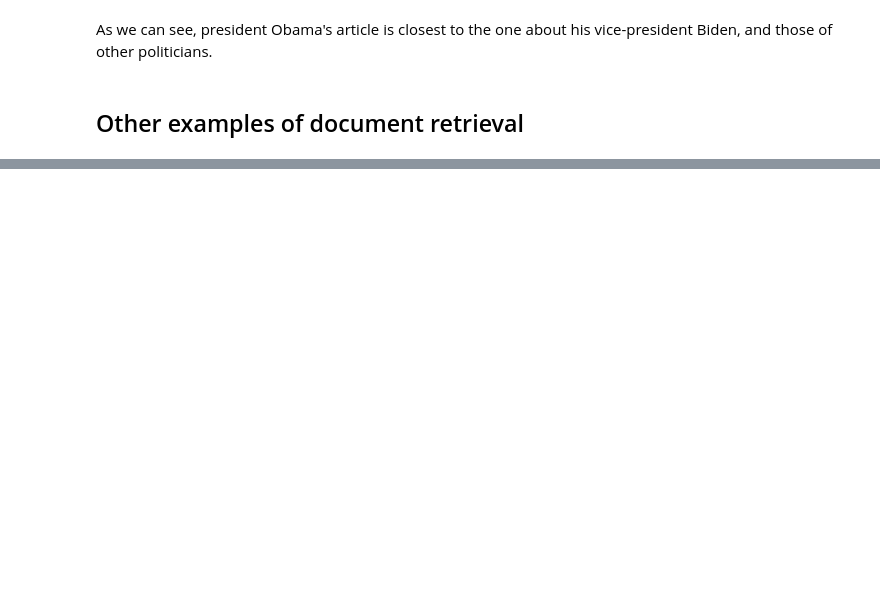
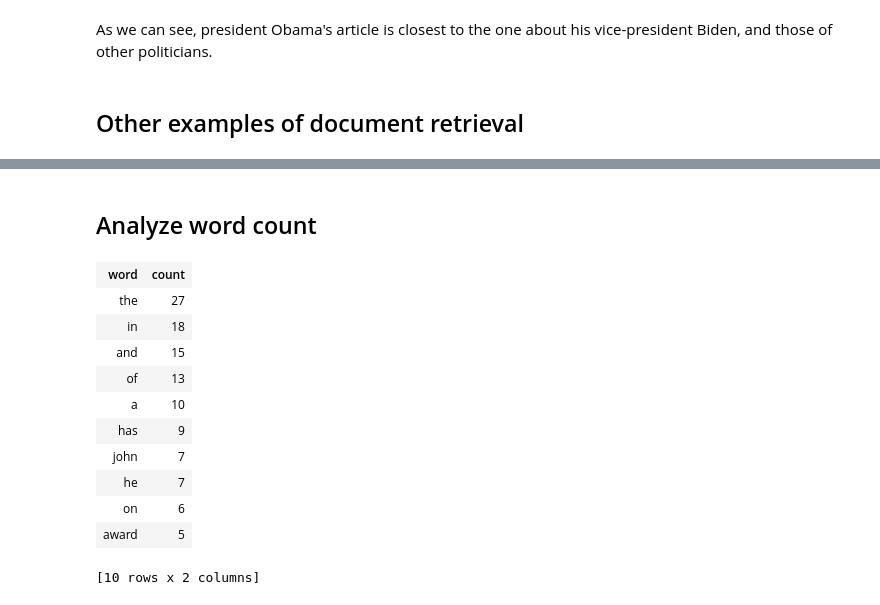
Before and after one commit to arafatm/edu_coursera_machine_learning_1_foundations, a Jupyter notebook: code/04.document.retrieval.ipynb, the cells around one changed output, grey strips where cells are left out. Drawn from its saved outputs; the diff is of its cells as text; code cells hidden in the pictures; blank space fills up the shorter version.

```diff
--- a/code/04.document.retrieval.ipynb
+++ b/code/04.document.retrieval.ipynb
@@ -129,0 +355,4 @@ knn_model.query(arnold)
+# %%
+elton = people[people['name'] == "Elton John"]
+
+elton
@@ -129,0 +365,21 @@ knn_model.query(arnold)
+# %% [markdown]
+## Analyze word count
+# %%
+elton['word_count'] = graphlab.text_analytics.count_words(elton['text'])
+
+elton_word_count_table = elton[['word_count']].stack('word_count', new_column_name = ['word','count'])
+
+elton_word_count_table.sort('count', ascending=False).head()
+# %% [output]
+| word | count |
+| the | 27 |
+| in | 18 |
+| and | 15 |
+| of | 13 |
+| a | 10 |
+| has | 9 |
+| john | 7 |
+| he | 7 |
+| on | 6 |
+| award | 5 |
+[10 rows x 2 columns]
```
Also changed, not shown: parts of 42 cells of this notebook, 2 other files.
